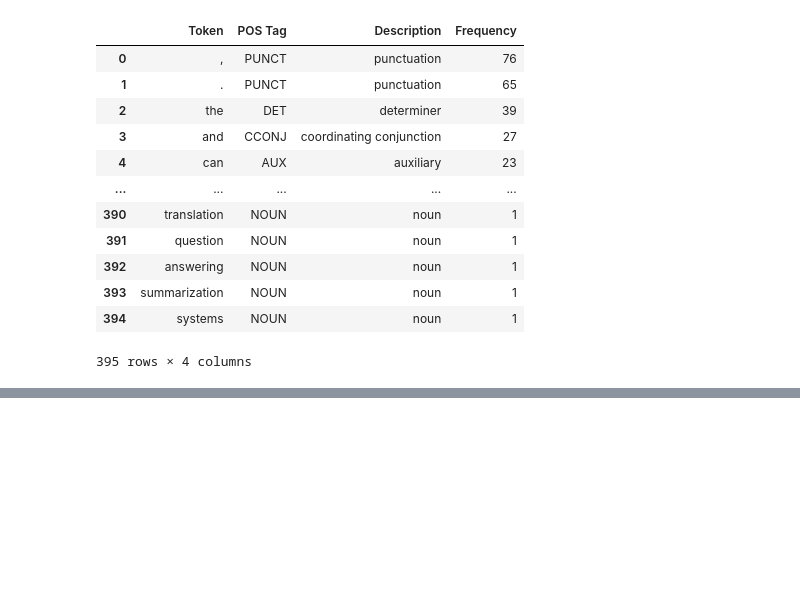
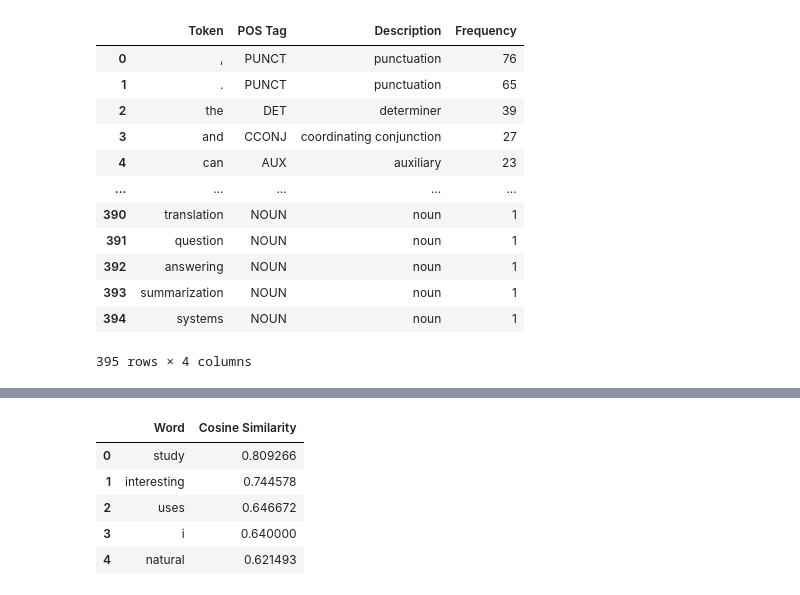
Before and after one commit to AnirvanRanjan/CNLP-Lab, a Jupyter notebook: CNLP Exp-5/Exp-5.ipynb, the cells around one changed output, grey strips where cells are left out. Saved outputs shown, nothing was run; the diff lists cells and outputs as text; code cells hidden in the pictures; blank space fills up the shorter version.

```diff
--- a/CNLP Exp-5/Exp-5.ipynb
+++ b/CNLP Exp-5/Exp-5.ipynb
@@ -332,0 +361,16 @@ df_pos_freq
+# %%
+corpus_lines = [
+    "Natural language processing is interesting",
+    "Natural language processing is useful",
+    "I love machine learning",
+    "Machine learning is useful",
+    "Deep learning is a part of machine learning",
+    "Artificial intelligence is changing the world",
+    "Natural language processing uses machine learning",
+    "Deep learning and artificial intelligence are related",
+    "I study natural language processing",
+    "Machine learning helps artificial intelligence",
+]
+
+with open("corpus.txt", "w", encoding="utf-8") as f:
+    f.write("\n".join(corpus_lines))
@@ -332,0 +442,12 @@ df_pos_freq
+# %%
+skipgram_model = Word2Vec(
+    sentences=tokenized_corpus,
+    vector_size=50,
+    window=3,
+    min_count=1,
+    sg=1,             # 1 = Skip-Gram: predict the context words from the target
+    sample=0,
+    epochs=200,
+    seed=42,
+    workers=1,
+)
@@ -332,0 +471,12 @@ df_pos_freq
+# %%
+skipgram_similar = skipgram_model.wv.most_similar("language", topn=5)
+
+df_skipgram_similar = pd.DataFrame(skipgram_similar, columns=["Word", "Cosine Similarity"])
+df_skipgram_similar
+# %% [output]
+|  | Word | Cosine Similarity |
+| 0 | study | 0.809266 |
+| 1 | interesting | 0.744578 |
+| 2 | uses | 0.646672 |
+| 3 | i | 0.640000 |
+| 4 | natural | 0.621493 |
```
Also changed, not shown: parts of 27 cells of this notebook, 2 other files.
